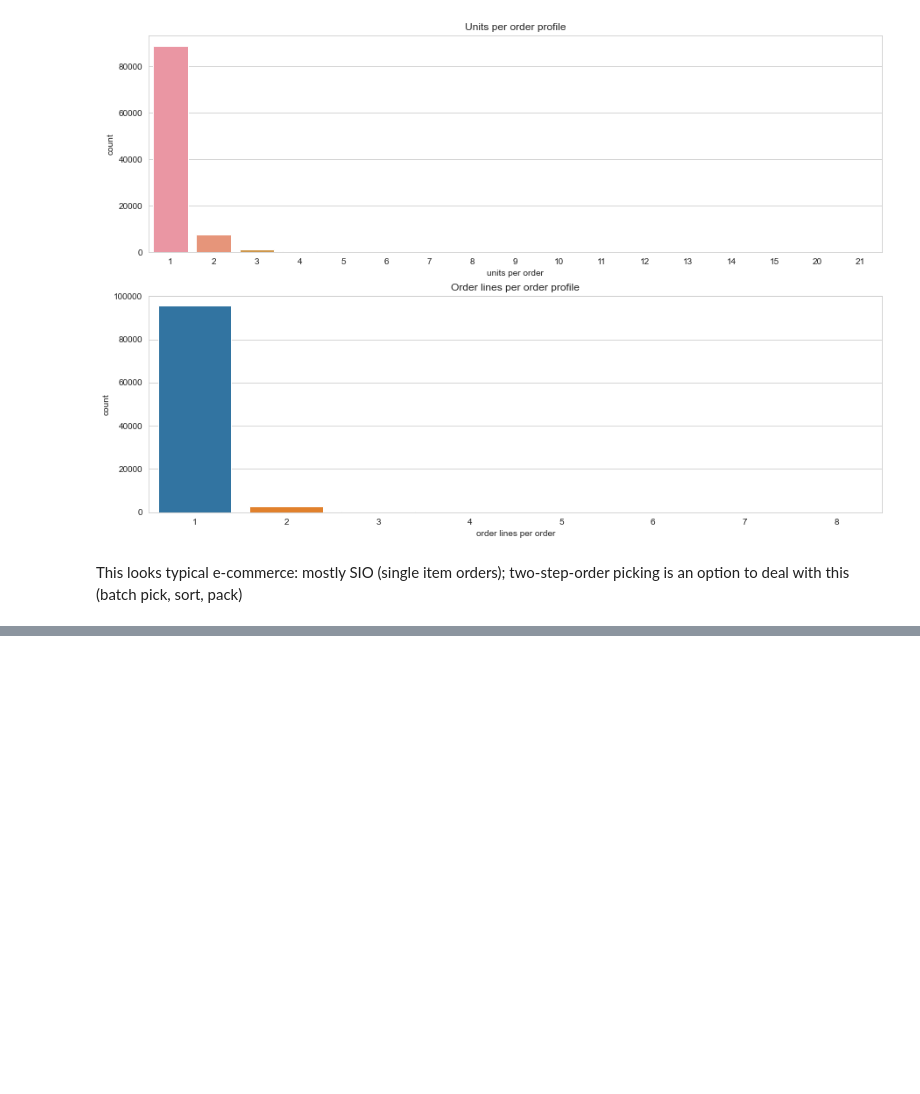
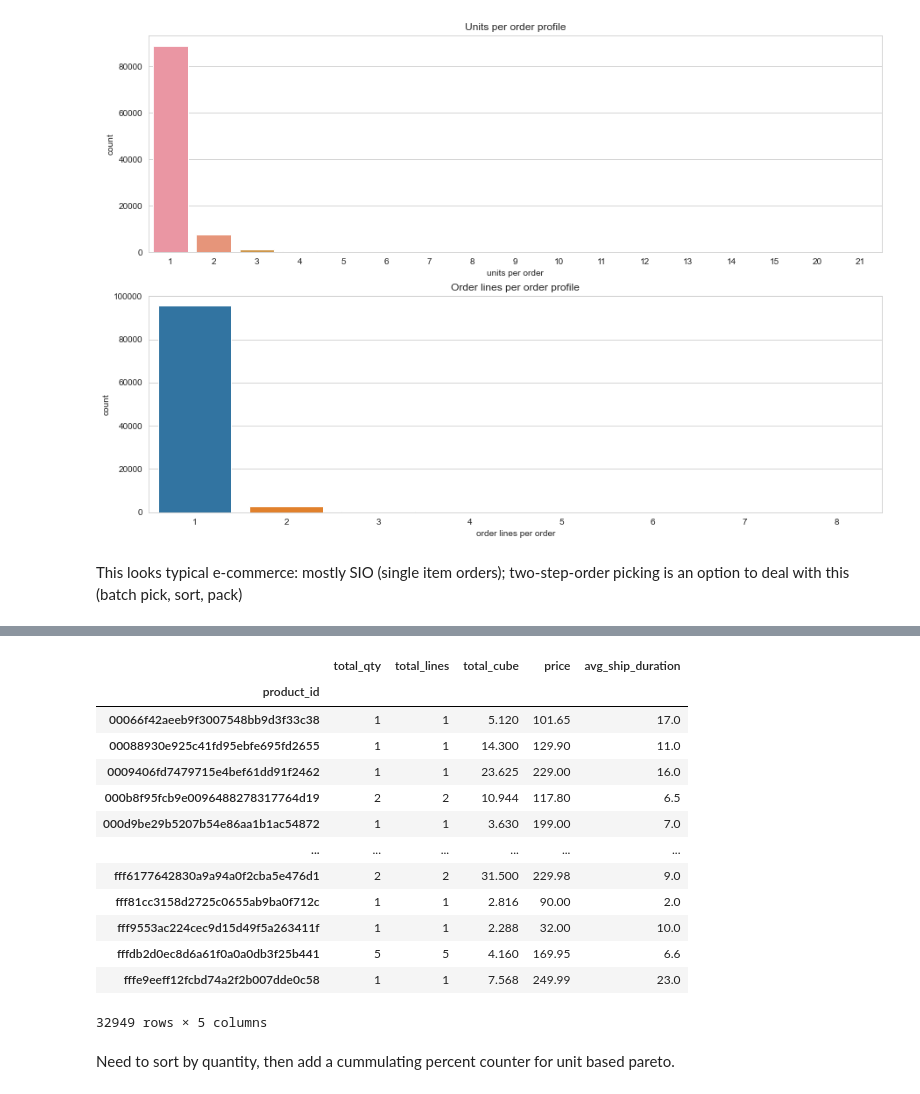
Before and after one commit to LarsTinnefeld/Olist-order-profile-analysis, a Jupyter notebook: olist_order_profile.ipynb, the cells around one changed output, grey strips where cells are left out. Saved outputs shown, nothing was run; the diff lists cells and outputs as text; code cells hidden in the pictures; blank space fills up the shorter version.

Commit message:
Update olist_order_profile.ipynb
type: code

started SKU list and preparation for Pareto

```diff
--- a/olist_order_profile.ipynb
+++ b/olist_order_profile.ipynb
@@ -143,0 +166,29 @@ This looks typical e-commerce: mostly SIO (single item orders); two-step-order p
+# %%
+df_SKUs = df_orders_consolidated\
+    .groupby('product_id')\
+    .agg({'qty': 'sum',
+        'order_id': 'count',
+        'order_line_cube_in_ltr': 'sum',
+        'price': 'sum',
+        'shipping_duration': 'mean'})
+# %%
+df_SKUs.rename(columns = {'qty': 'total_qty', 'order_id': 'total_lines', 'order_line_cube_in_ltr': 'total_cube', 'shipping_duration': 'avg_ship_duration'}, inplace = True)
+# %%
+df_SKUs
+# %% [output]
+|  | total_qty | total_lines | total_cube | price | avg_ship_duration |
+| product_id |  |  |  |  |  |
+| 00066f42aeeb9f3007548bb9d3f33c38 | 1 | 1 | 5.120 | 101.65 | 17.0 |
+| 00088930e925c41fd95ebfe695fd2655 | 1 | 1 | 14.300 | 129.90 | 11.0 |
+| 0009406fd7479715e4bef61dd91f2462 | 1 | 1 | 23.625 | 229.00 | 16.0 |
+| 000b8f95fcb9e0096488278317764d19 | 2 | 2 | 10.944 | 117.80 | 6.5 |
+| 000d9be29b5207b54e86aa1b1ac54872 | 1 | 1 | 3.630 | 199.00 | 7.0 |
+| ... | ... | ... | ... | ... | ... |
+| fff6177642830a9a94a0f2cba5e476d1 | 2 | 2 | 31.500 | 229.98 | 9.0 |
+| fff81cc3158d2725c0655ab9ba0f712c | 1 | 1 | 2.816 | 90.00 | 2.0 |
+| fff9553ac224cec9d15d49f5a263411f | 1 | 1 | 2.288 | 32.00 | 10.0 |
+| fffdb2d0ec8d6a61f0a0a0db3f25b441 | 5 | 5 | 4.160 | 169.95 | 6.6 |
+| fffe9eeff12fcbd74a2f2b007dde0c58 | 1 | 1 | 7.568 | 249.99 | 23.0 |
+32949 rows × 5 columns
+# %% [markdown]
+Need to sort by quantity, then add a cummulating percent counter for unit based pareto.
```
Also changed, not shown: parts of 3 cells of this notebook.
